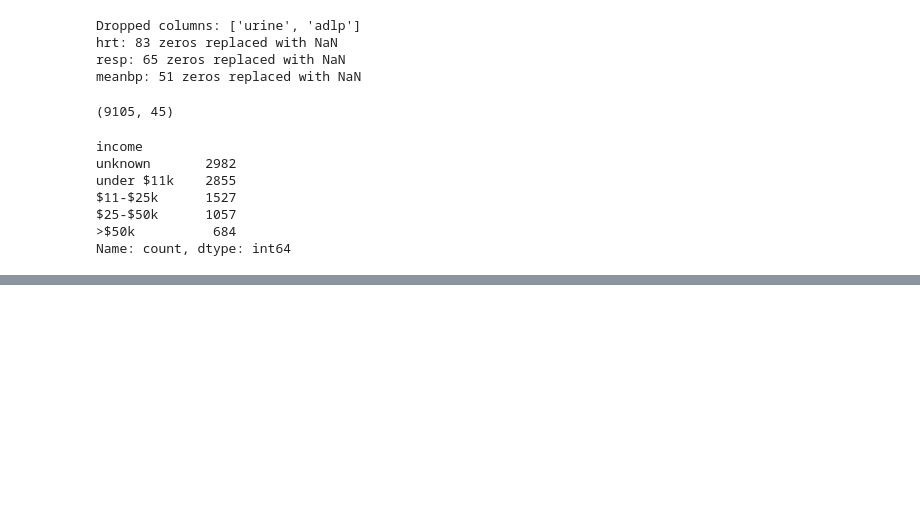
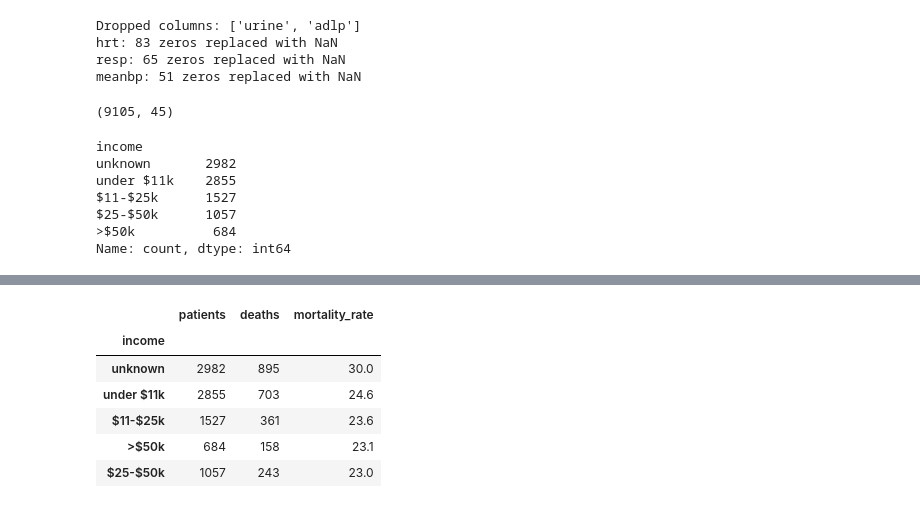
Before and after one commit to HamidMardani78/mortality-analysis, a Jupyter notebook: 01_exploration.ipynb, the cells around one changed output, grey strips where cells are left out. Saved outputs shown, nothing was run; the diff lists cells and outputs as text; code cells hidden in the pictures; blank space fills up the shorter version.

```diff
--- a/01_exploration.ipynb
+++ b/01_exploration.ipynb
@@ -137,0 +162,10 @@ Name: count, dtype: int64
+# %%
+mortality_by_group(df_clean, "income")
+# %% [output]
+|  | patients | deaths | mortality_rate |
+| income |  |  |  |
+| unknown | 2982 | 895 | 30.0 |
+| under $11k | 2855 | 703 | 24.6 |
+| $11-$25k | 1527 | 361 | 23.6 |
+| >$50k | 684 | 158 | 23.1 |
+| $25-$50k | 1057 | 243 | 23.0 |
```
Also changed, not shown: parts of 6 cells of this notebook.
